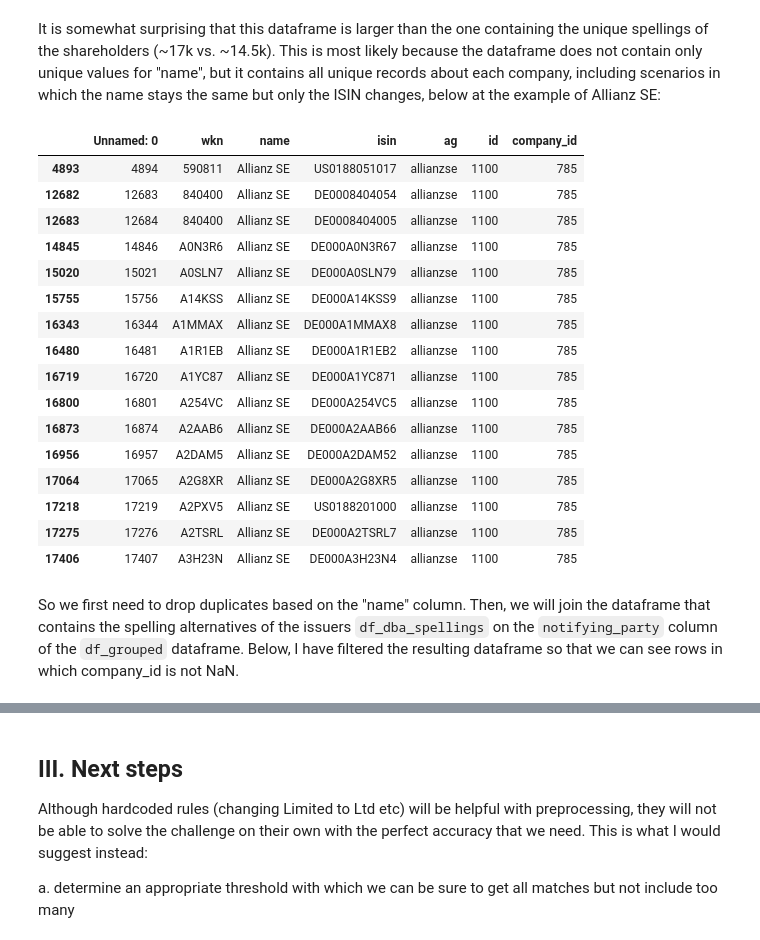
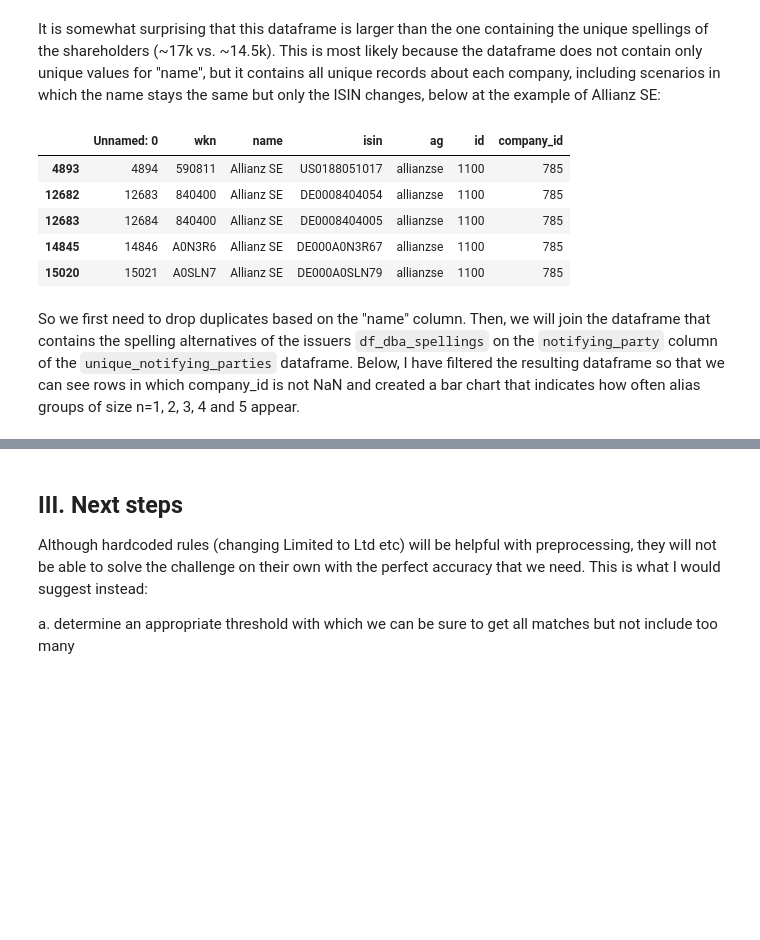
Before and after one commit to KensingtonOscupant/germanyinc-shareholders, a Jupyter notebook: src/exploration.ipynb, the cells around one changed output, grey strips where cells are left out. Cells and saved outputs as stored; diff of their text form; code cells hidden in the pictures; blank space fills up the shorter version.

```diff
--- a/src/exploration.ipynb
+++ b/src/exploration.ipynb
@@ -127,24 +168,13 @@ df_dba_spellings.head()
 It is somewhat surprising that this dataframe is larger than the one containing the unique spellings of the shareholders (~17k vs. ~14.5k). This is most likely because the dataframe does not contain only unique values for "name", but it contains all unique records about each company, including scenarios in which the name stays the same but only the ISIN changes, below at the example of Allianz SE:
 # %%
 result = df_dba_spellings[df_dba_spellings['name'] == 'Allianz SE']
-result
+result.head(5)
 # %% [output]
 |  | Unnamed: 0 | wkn | name | isin | ag | id | company_id |
 | 4893 | 4894 | 590811 | Allianz SE | US0188051017 | allianzse | 1100 | 785 |
 | 12682 | 12683 | 840400 | Allianz SE | DE0008404054 | allianzse | 1100 | 785 |
 | 12683 | 12684 | 840400 | Allianz SE | DE0008404005 | allianzse | 1100 | 785 |
 | 14845 | 14846 | A0N3R6 | Allianz SE | DE000A0N3R67 | allianzse | 1100 | 785 |
 | 15020 | 15021 | A0SLN7 | Allianz SE | DE000A0SLN79 | allianzse | 1100 | 785 |
-| 15755 | 15756 | A14KSS | Allianz SE | DE000A14KSS9 | allianzse | 1100 | 785 |
-| 16343 | 16344 | A1MMAX | Allianz SE | DE000A1MMAX8 | allianzse | 1100 | 785 |
-| 16480 | 16481 | A1R1EB | Allianz SE | DE000A1R1EB2 | allianzse | 1100 | 785 |
-| 16719 | 16720 | A1YC87 | Allianz SE | DE000A1YC871 | allianzse | 1100 | 785 |
-| 16800 | 16801 | A254VC | Allianz SE | DE000A254VC5 | allianzse | 1100 | 785 |
-| 16873 | 16874 | A2AAB6 | Allianz SE | DE000A2AAB66 | allianzse | 1100 | 785 |
-| 16956 | 16957 | A2DAM5 | Allianz SE | DE000A2DAM52 | allianzse | 1100 | 785 |
-| 17064 | 17065 | A2G8XR | Allianz SE | DE000A2G8XR5 | allianzse | 1100 | 785 |
-| 17218 | 17219 | A2PXV5 | Allianz SE | US0188201000 | allianzse | 1100 | 785 |
-| 17275 | 17276 | A2TSRL | Allianz SE | DE000A2TSRL7 | allianzse | 1100 | 785 |
-| 17406 | 17407 | A3H23N | Allianz SE | DE000A3H23N4 | allianzse | 1100 | 785 |
 # %% [markdown]
-So we first need to drop duplicates based on the "name" column. Then, we will join the dataframe that contains the spelling alternatives of the issuers `df_dba_spellings` on the `notifying_party` column of the `df_grouped` dataframe. Below, I have filtered the resulting dataframe so that we can see rows in which company_id is not NaN.
+So we first need to drop duplicates based on the "name" column. Then, we will join the dataframe that contains the spelling alternatives of the issuers `df_dba_spellings` on the `notifying_party` column of the `unique_notifying_parties` dataframe. Below, I have filtered the resulting dataframe so that we can see rows in which company_id is not NaN and created a bar chart that indicates how often alias groups of size n=1, 2, 3, 4 and 5 appear.
```
Also changed, not shown: parts of 21 cells of this notebook.
